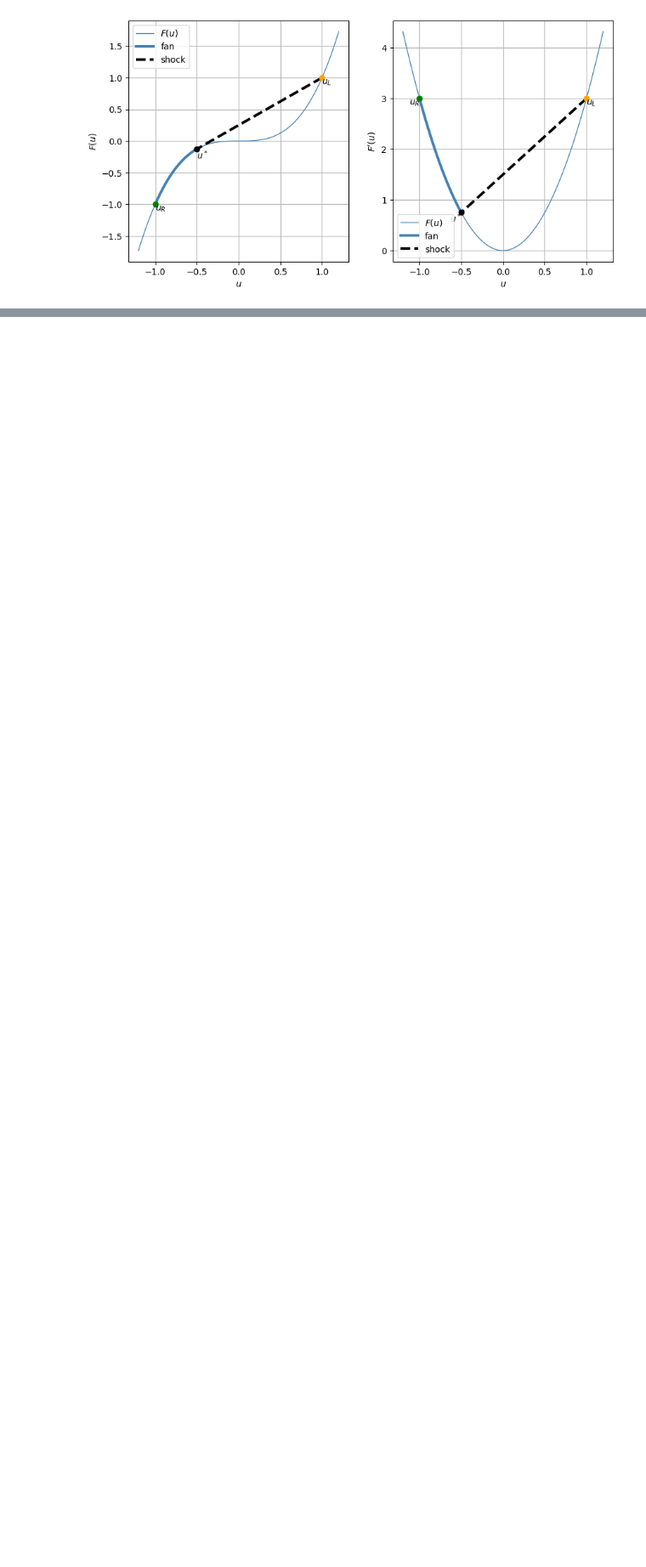
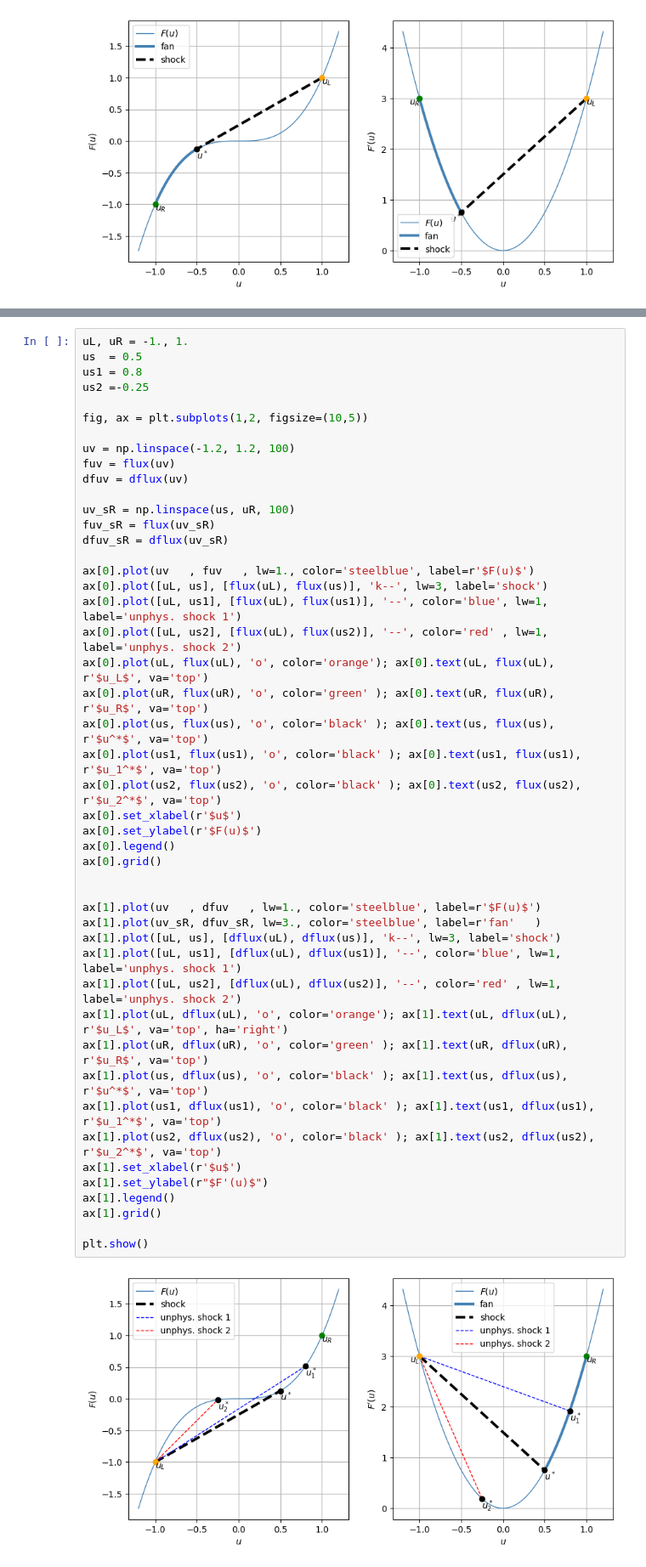
Before and after one commit to Basics2022/bbooks-math-miscellanea, a Jupyter notebook: _build/jupyter_execute/ch/pde/hyperbolic-non-convex.ipynb, the cells around one changed output, grey strips where cells are left out. Shown at 85% size. Drawn from its saved outputs; the diff is of its cells as text; blank space fills up the shorter version.

```diff
--- a/_build/jupyter_execute/ch/pde/hyperbolic-non-convex.ipynb
+++ b/_build/jupyter_execute/ch/pde/hyperbolic-non-convex.ipynb
@@ -315,0 +323,49 @@ plt.show()
+# %%
+uL, uR = -1., 1.
+us  = 0.5
+us1 = 0.8
+us2 =-0.25
+
+fig, ax = plt.subplots(1,2, figsize=(10,5))
+
+uv = np.linspace(-1.2, 1.2, 100)
+fuv = flux(uv)
+dfuv = dflux(uv)
+
+uv_sR = np.linspace(us, uR, 100)
+fuv_sR = flux(uv_sR)
+dfuv_sR = dflux(uv_sR)
+
+ax[0].plot(uv   , fuv   , lw=1., color='steelblue', label=r'$F(u)$')
+ax[0].plot([uL, us], [flux(uL), flux(us)], 'k--', lw=3, label='shock')
+ax[0].plot([uL, us1], [flux(uL), flux(us1)], '--', color='blue', lw=1, label='unphys. shock 1')
+ax[0].plot([uL, us2], [flux(uL), flux(us2)], '--', color='red' , lw=1, label='unphys. shock 2')
+ax[0].plot(uL, flux(uL), 'o', color='orange'); ax[0].text(uL, flux(uL), r'$u_L$', va='top')
+ax[0].plot(uR, flux(uR), 'o', color='green' ); ax[0].text(uR, flux(uR), r'$u_R$', va='top')
+ax[0].plot(us, flux(us), 'o', color='black' ); ax[0].text(us, flux(us), r'$u^*$', va='top')
+ax[0].plot(us1, flux(us1), 'o', color='black' ); ax[0].text(us1, flux(us1), r'$u_1^*$', va='top')
+ax[0].plot(us2, flux(us2), 'o', color='black' ); ax[0].text(us2, flux(us2), r'$u_2^*$', va='top')
+ax[0].set_xlabel(r'$u$')
+ax[0].set_ylabel(r'$F(u)$')
+ax[0].legend()
+ax[0].grid()
+
+
+ax[1].plot(uv   , dfuv   , lw=1., color='steelblue', label=r'$F(u)$')
+ax[1].plot(uv_sR, dfuv_sR, lw=3., color='steelblue', label=r'fan'   )
+ax[1].plot([uL, us], [dflux(uL), dflux(us)], 'k--', lw=3, label='shock')
+ax[1].plot([uL, us1], [dflux(uL), dflux(us1)], '--', color='blue', lw=1, label='unphys. shock 1')
+ax[1].plot([uL, us2], [dflux(uL), dflux(us2)], '--', color='red' , lw=1, label='unphys. shock 2')
+ax[1].plot(uL, dflux(uL), 'o', color='orange'); ax[1].text(uL, dflux(uL), r'$u_L$', va='top', ha='right')
+ax[1].plot(uR, dflux(uR), 'o', color='green' ); ax[1].text(uR, dflux(uR), r'$u_R$', va='top')
+ax[1].plot(us, dflux(us), 'o', color='black' ); ax[1].text(us, dflux(us), r'$u^*$', va='top')
+ax[1].plot(us1, dflux(us1), 'o', color='black' ); ax[1].text(us1, dflux(us1), r'$u_1^*$', va='top')
+ax[1].plot(us2, dflux(us2), 'o', color='black' ); ax[1].text(us2, dflux(us2), r'$u_2^*$', va='top')
+ax[1].set_xlabel(r'$u$')
+ax[1].set_ylabel(r"$F'(u)$")
+ax[1].legend()
+ax[1].grid()
+
+plt.show()
+# %% [output]
+[figure, added]
```
Also changed, not shown: parts of 4 cells of this notebook, 13 other files.
